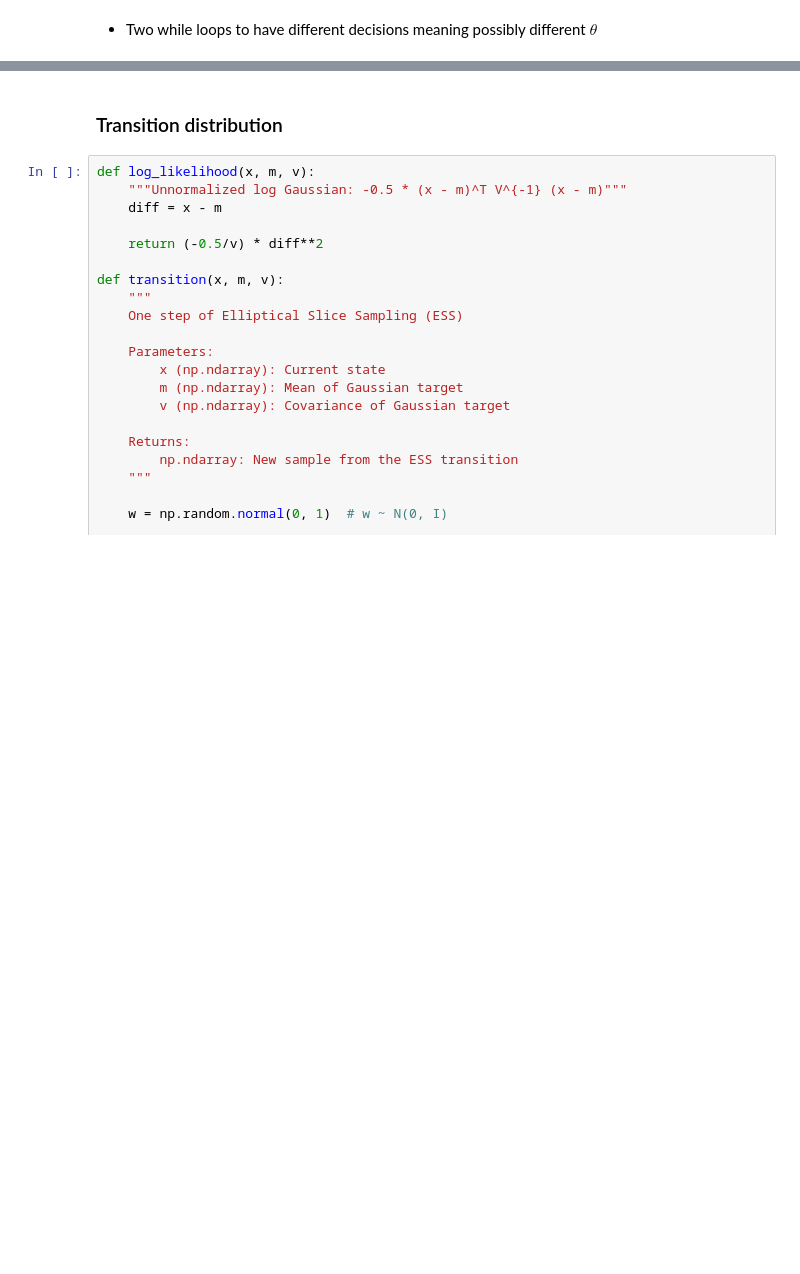
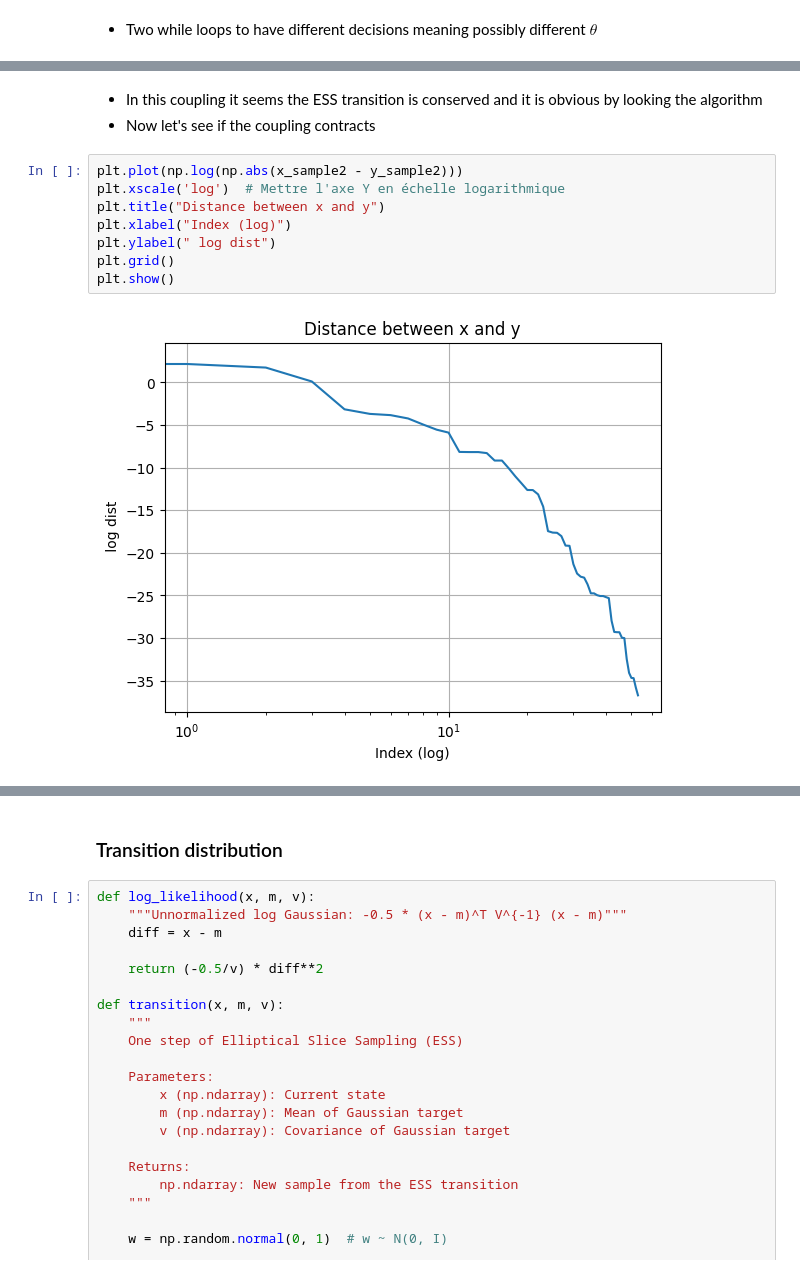
Before and after one commit to MohamedKeteb/Coupling_ESS, a Jupyter notebook: simu_ESS.ipynb, the cells around one changed output, grey strips where cells are left out. Saved outputs shown, nothing was run; the diff lists cells and outputs as text; blank space fills up the shorter version.

Commit message:
add second coupling and start Bayesian Logistic regression

```diff
--- a/simu_ESS.ipynb
+++ b/simu_ESS.ipynb
@@ -248,0 +306,13 @@ def coupled_ess(x0, y0, m, v, n_iter):
+# %% [markdown]
+- In this coupling it seems the ESS transition is conserved and it is obvious by looking the algorithm
+- Now let's see if the coupling contracts
+# %%
+plt.plot(np.log(np.abs(x_sample2 - y_sample2)))
+plt.xscale('log')  # Mettre l'axe Y en échelle logarithmique
+plt.title("Distance between x and y")
+plt.xlabel("Index (log)")
+plt.ylabel(" log dist")
+plt.grid()
+plt.show()
+# %% [output]
+[figure, added]
```
Also changed, not shown: parts of 14 cells of this notebook.
